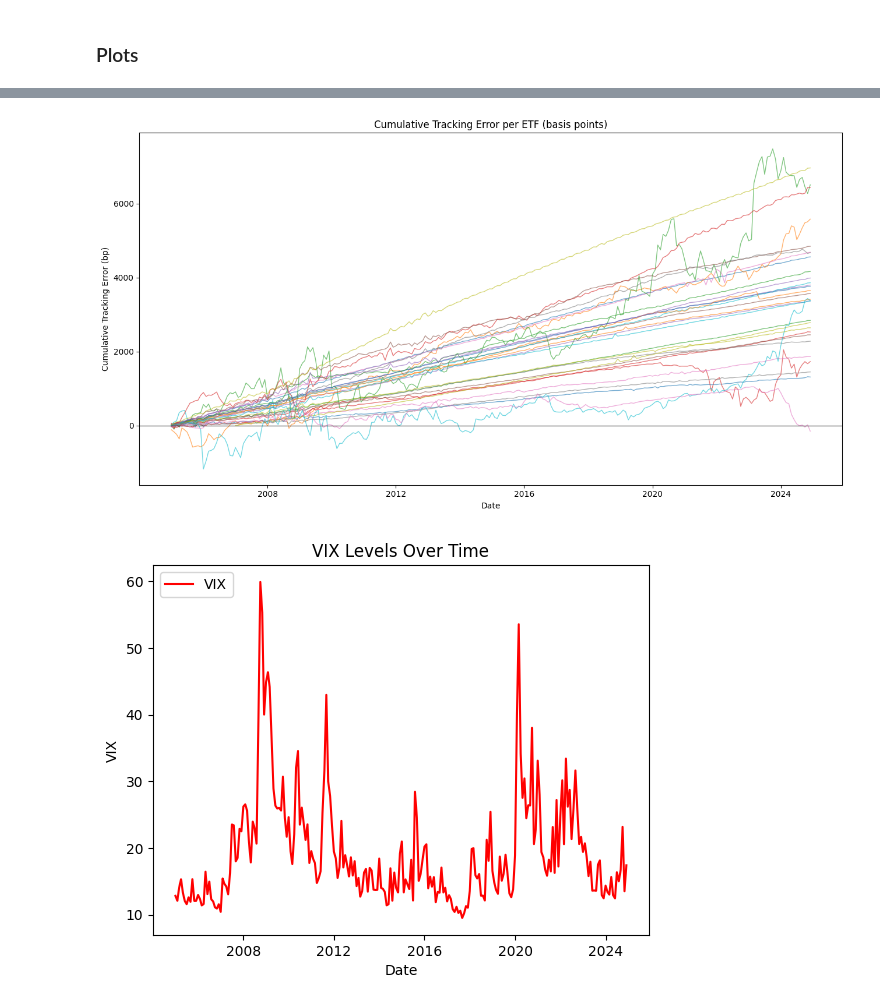
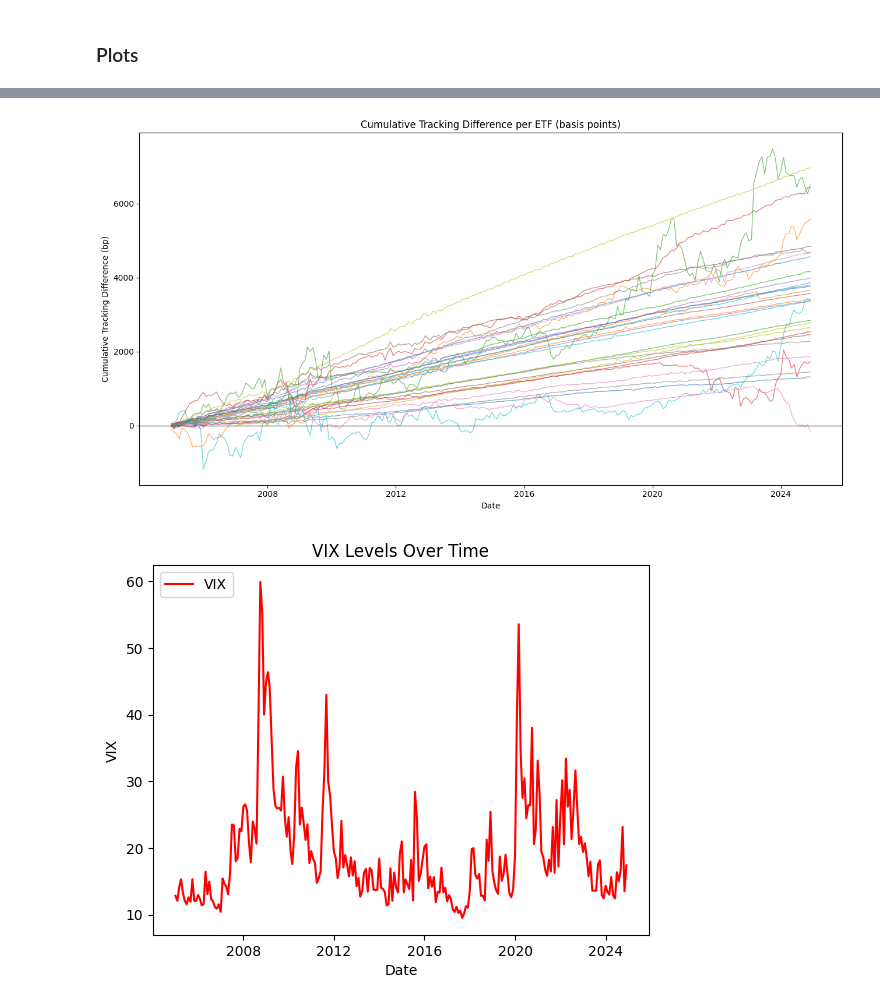
Before and after one commit to AatishDA1/ETF_TD_Forecasting, a Jupyter notebook: etf_te_forecsating_models/etf_te_forecasting_v2.ipynb, the cells around one changed output, grey strips where cells are left out. Saved outputs shown, nothing was run; the diff lists cells and outputs as text; code cells hidden in the pictures.

```diff
--- a/etf_te_forecsating_models/etf_te_forecasting_v2.ipynb
+++ b/etf_te_forecsating_models/etf_te_forecasting_v2.ipynb
@@ -210,33 +211,33 @@ plt.show()
 # %%
 cum_te_df = etf_data.copy()
 cum_te_df['TE_bp'] = cum_te_df['Tracking_Error']
 
-# Compute running cumulative tracking error (bp) within each ETF
+# Compute running cumulative tracking difference (bp) within each ETF
 cum_te_df = cum_te_df.sort_values(['ETF_Ticker', 'Date'])
 cum_te_df['Cum_TE_bp'] = cum_te_df.groupby('ETF_Ticker')['TE_bp'].cumsum()
 
 # Reshape from long to wide format (keep last record if duplicates on same date)
 wide = (
     cum_te_df.pivot_table(index='Date',
                    columns='ETF_Ticker',
                    values='Cum_TE_bp',
                    aggfunc='last')
       .sort_index()
 )
 
 # Plot one semi-transparent line per ETF
 plt.figure(figsize=(13, 7))
 for col in wide.columns:
     plt.plot(wide.index, wide[col], linewidth=1, alpha=0.6)
 
 plt.axhline(0, color='black', linewidth=0.8)
-plt.title('Cumulative Tracking Error per ETF (basis points)')
+plt.title('Cumulative Tracking Difference per ETF (basis points)')
 plt.xlabel('Date')
-plt.ylabel('Cumulative Tracking Error (bp)')
+plt.ylabel('Cumulative Tracking Difference (bp)')
 plt.tight_layout()
 plt.show()
 # %% [output]
-[figure, old version]
+[figure, new version]
 # %%
 # VIX
 fig, ax1 = plt.subplots()
```
Also changed, not shown: parts of 8 cells of this notebook, 1 other file.
